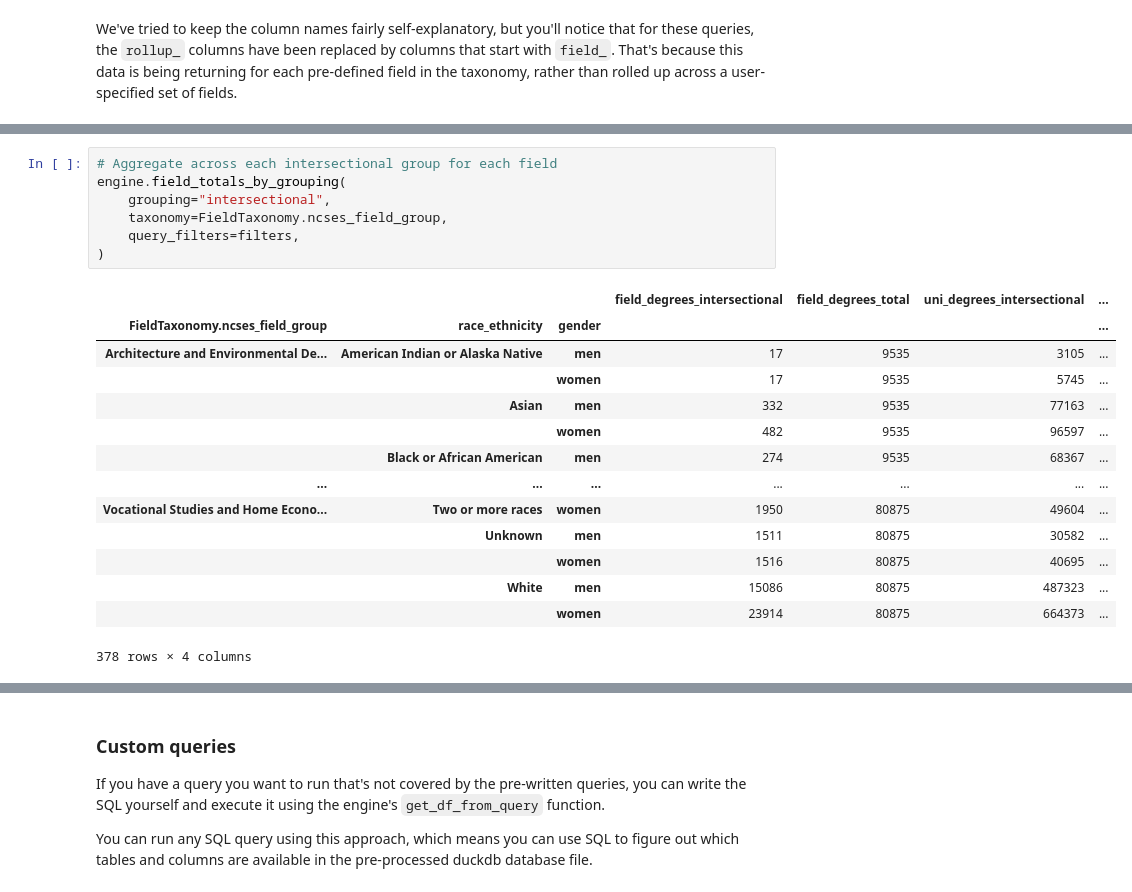
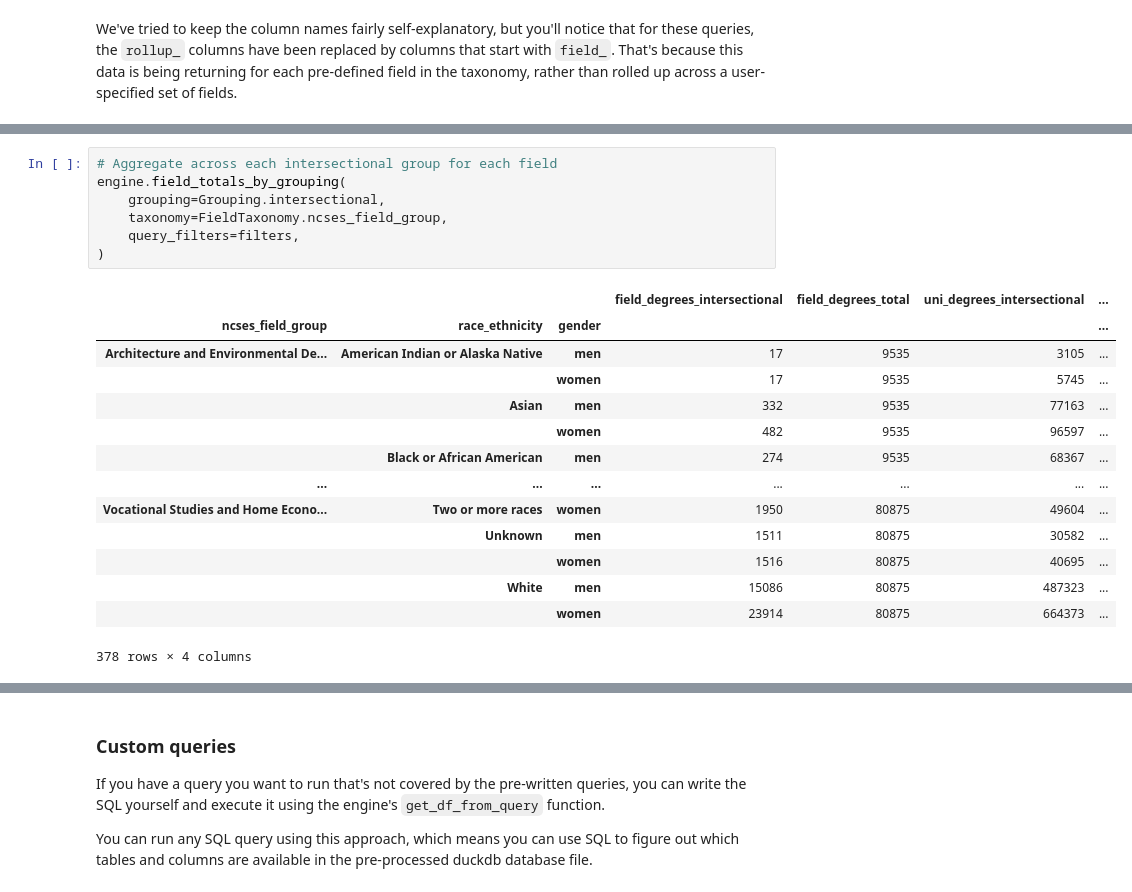
Before and after one commit to scienceforamerica/scipeds, a Jupyter notebook: docs/docs/usage.ipynb, the cells around one changed output, grey strips where cells are left out. Saved outputs shown, nothing was run; the diff lists cells and outputs as text.

```diff
--- a/docs/docs/usage.ipynb
+++ b/docs/docs/usage.ipynb
@@ -282,13 +287,13 @@ engine.field_totals_by_grouping(
 # %%
 # Aggregate across each intersectional group for each field
 engine.field_totals_by_grouping(
-    grouping="intersectional",
+    grouping=Grouping.intersectional,
     taxonomy=FieldTaxonomy.ncses_field_group,
     query_filters=filters,
 )
 # %% [output]
 |  |  |  | field_degrees_intersectional | field_degrees_total | uni_degrees_intersectional | ... |
-| FieldTaxonomy.ncses_field_group | race_ethnicity | gender |  |  |  | ... |
+| ncses_field_group | race_ethnicity | gender |  |  |  | ... |
 | Architecture and Environmental De... | American Indian or Alaska Native | men | 17 | 9535 | 3105 | ... |
 |  |  | women | 17 | 9535 | 5745 | ... |
 |  | Asian | men | 332 | 9535 | 77163 | ... |
```
Also changed, not shown: parts of 12 cells of this notebook, 19 other files.
